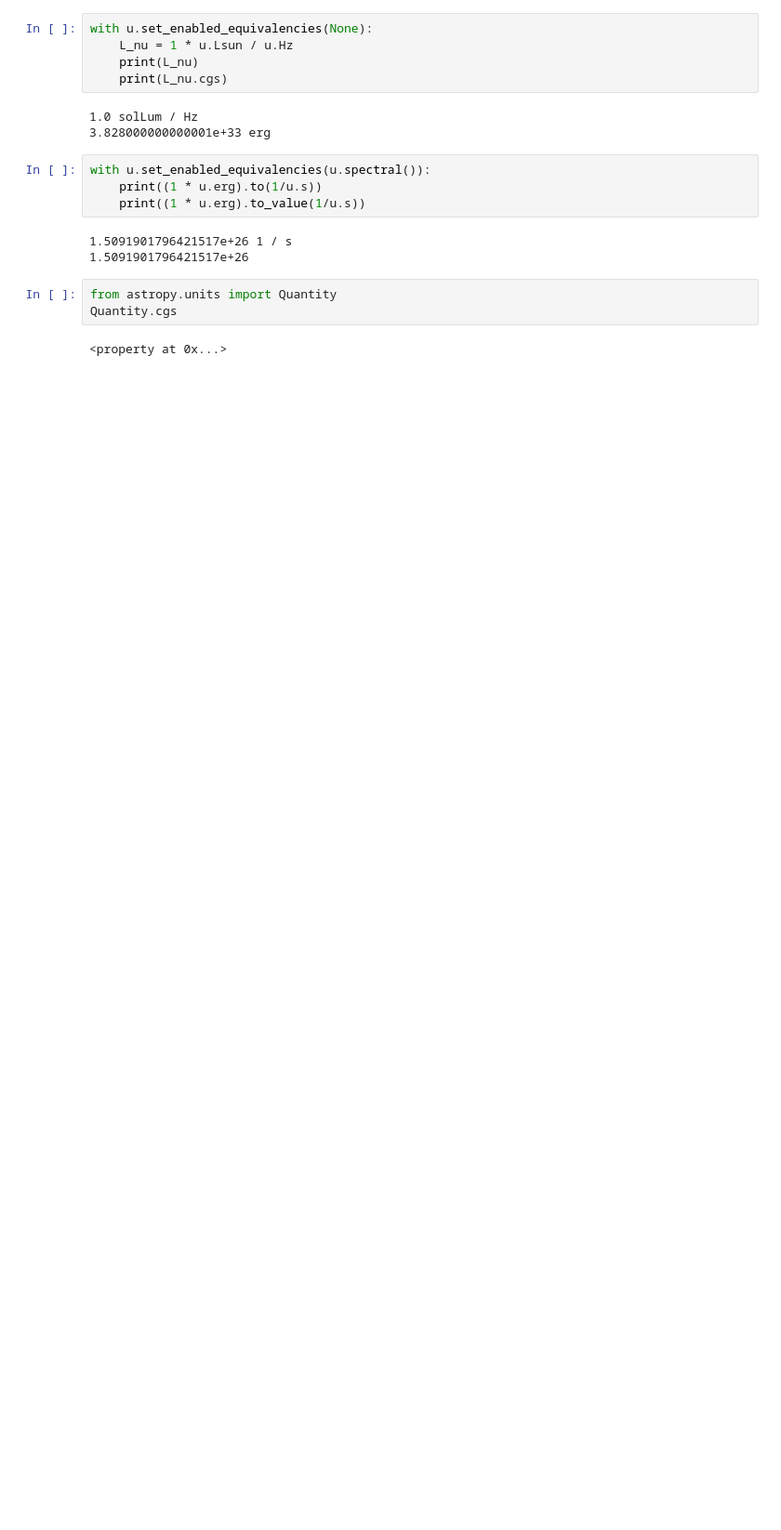
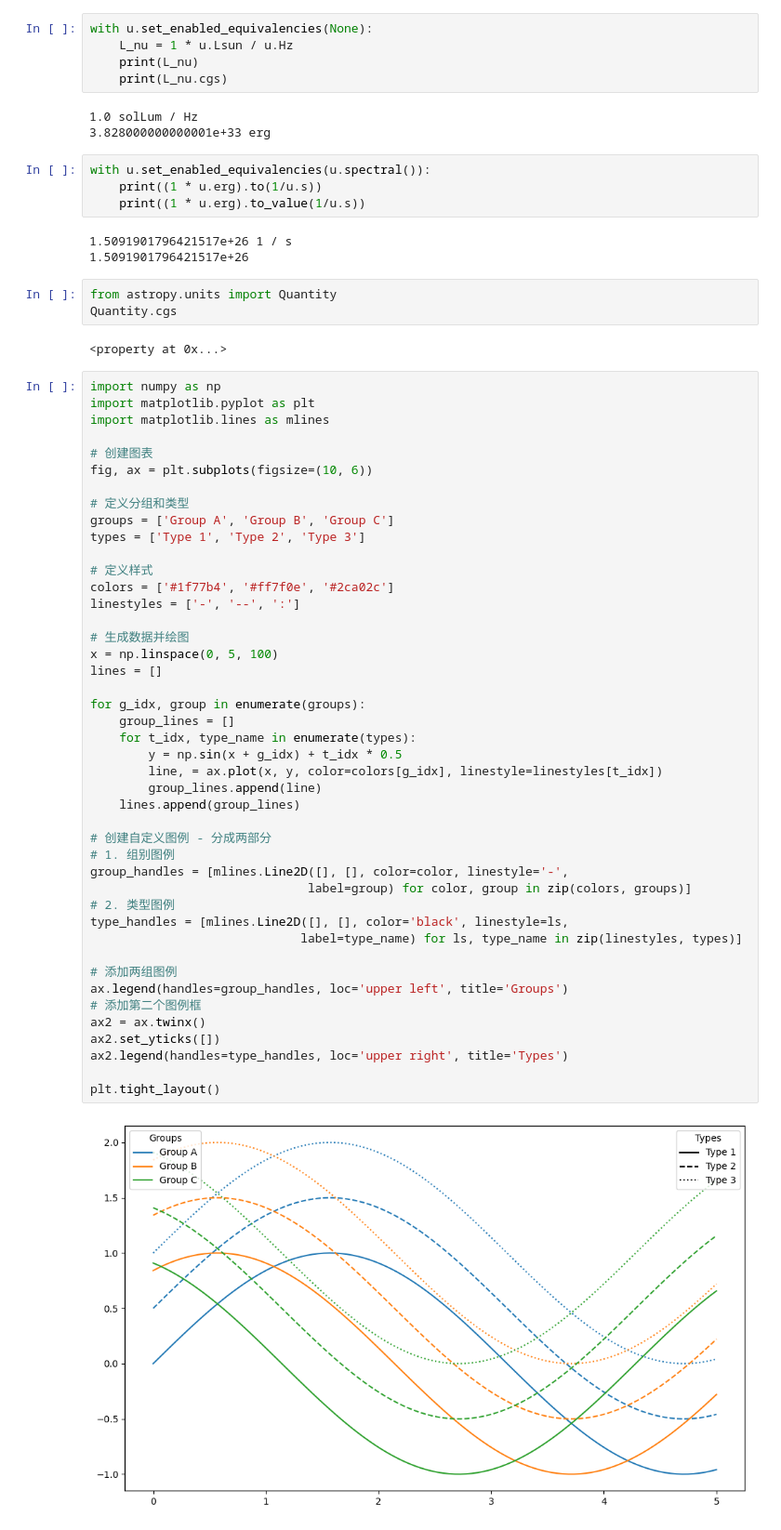
Before and after one commit to c-kj/LRD_dust_modeling, a Jupyter notebook: notebooks/A_V_constraint.ipynb, the cells around one changed output. Shown at 93% size. Cells and saved outputs as stored; diff of their text form; blank space fills up the shorter version.

```diff
--- a/notebooks/A_V_constraint.ipynb
+++ b/notebooks/A_V_constraint.ipynb
@@ -470,3 +470,49 @@ from astropy.units import Quantity
 Quantity.cgs
 # %% [output]
 <property at 0x...>
+# %%
+import numpy as np
+import matplotlib.pyplot as plt
+import matplotlib.lines as mlines
+
+# 创建图表
+fig, ax = plt.subplots(figsize=(10, 6))
+
+# 定义分组和类型
+groups = ['Group A', 'Group B', 'Group C']
+types = ['Type 1', 'Type 2', 'Type 3']
+
+# 定义样式
+colors = ['#1f77b4', '#ff7f0e', '#2ca02c']
+linestyles = ['-', '--', ':']
+
+# 生成数据并绘图
+x = np.linspace(0, 5, 100)
+lines = []
+
+for g_idx, group in enumerate(groups):
+    group_lines = []
+    for t_idx, type_name in enumerate(types):
+        y = np.sin(x + g_idx) + t_idx * 0.5
+        line, = ax.plot(x, y, color=colors[g_idx], linestyle=linestyles[t_idx])
+        group_lines.append(line)
+    lines.append(group_lines)
+
+# 创建自定义图例 - 分成两部分
+# 1. 组别图例
+group_handles = [mlines.Line2D([], [], color=color, linestyle='-',
+                              label=group) for color, group in zip(colors, groups)]
+# 2. 类型图例
+type_handles = [mlines.Line2D([], [], color='black', linestyle=ls,
+                             label=type_name) for ls, type_name in zip(linestyles, types)]
+
+# 添加两组图例
+ax.legend(handles=group_handles, loc='upper left', title='Groups')
+# 添加第二个图例框
+ax2 = ax.twinx()
+ax2.set_yticks([])
+ax2.legend(handles=type_handles, loc='upper right', title='Types')
+
+plt.tight_layout()
+# %% [output]
+[figure, added]
```
Also changed, not shown: parts of 23 cells of this notebook, 2 other files.
